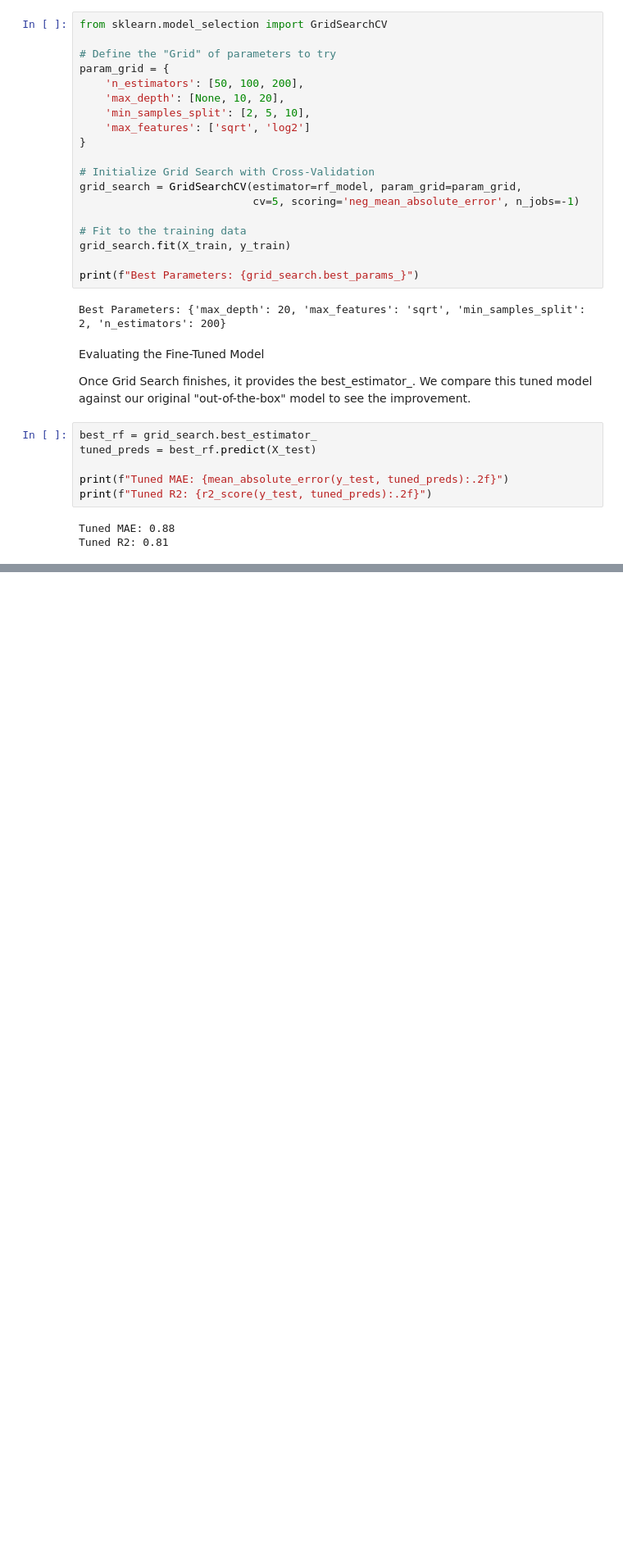
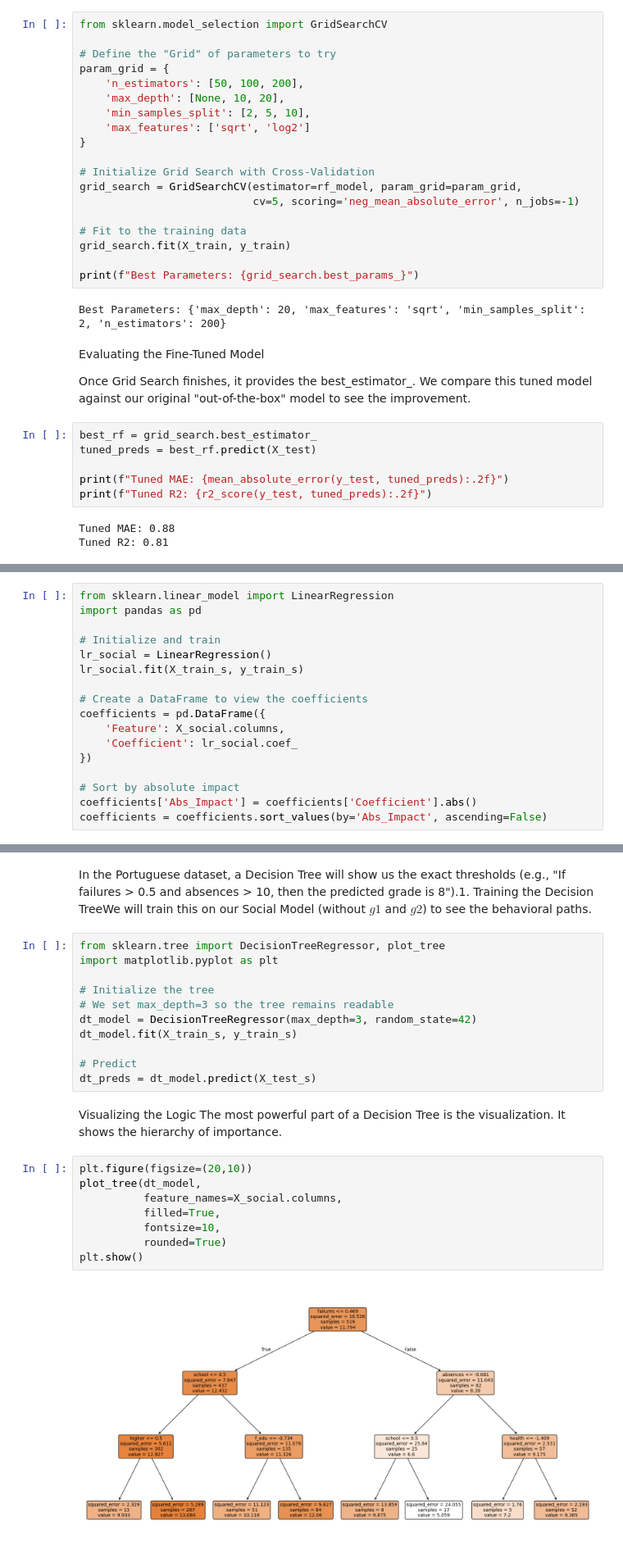
Before and after one commit to ruscobby/MikeWheeler, a Jupyter notebook: notebooks/ML-Project-Safina-student.ipynb, the cells around one changed output, grey strips where cells are left out. Shown: that part at 82% size. Saved outputs shown, nothing was run; the diff lists cells and outputs as text; blank space fills up the shorter version.

```diff
--- a/notebooks/ML-Project-Safina-student.ipynb
+++ b/notebooks/ML-Project-Safina-student.ipynb
@@ -406,0 +409,17 @@ Tuned R2: 0.81
+# %%
+from sklearn.linear_model import LinearRegression
+import pandas as pd
+
+# Initialize and train
+lr_social = LinearRegression()
+lr_social.fit(X_train_s, y_train_s)
+
+# Create a DataFrame to view the coefficients
+coefficients = pd.DataFrame({
+    'Feature': X_social.columns,
+    'Coefficient': lr_social.coef_
+})
+
+# Sort by absolute impact
+coefficients['Abs_Impact'] = coefficients['Coefficient'].abs()
+coefficients = coefficients.sort_values(by='Abs_Impact', ascending=False)
@@ -406,0 +446,26 @@ Tuned R2: 0.81
+# %% [markdown]
+In the Portuguese dataset, a Decision Tree will show us the exact thresholds (e.g., "If failures > 0.5 and absences > 10, then the predicted grade is 8").1. Training the Decision TreeWe will train this on our Social Model (without $g1$ and $g2$) to see the behavioral paths.
+# %%
+from sklearn.tree import DecisionTreeRegressor, plot_tree
+import matplotlib.pyplot as plt
+
+# Initialize the tree
+# We set max_depth=3 so the tree remains readable
+dt_model = DecisionTreeRegressor(max_depth=3, random_state=42)
+dt_model.fit(X_train_s, y_train_s)
+
+# Predict
+dt_preds = dt_model.predict(X_test_s)
+# %% [markdown]
+Visualizing the Logic
+The most powerful part of a Decision Tree is the visualization. It shows the hierarchy of importance.
+# %%
+plt.figure(figsize=(20,10))
+plot_tree(dt_model,
+          feature_names=X_social.columns,
+          filled=True,
+          fontsize=10,
+          rounded=True)
+plt.show()
+# %% [output]
+[figure, added]
```
Also changed, not shown: parts of 10 cells of this notebook.
